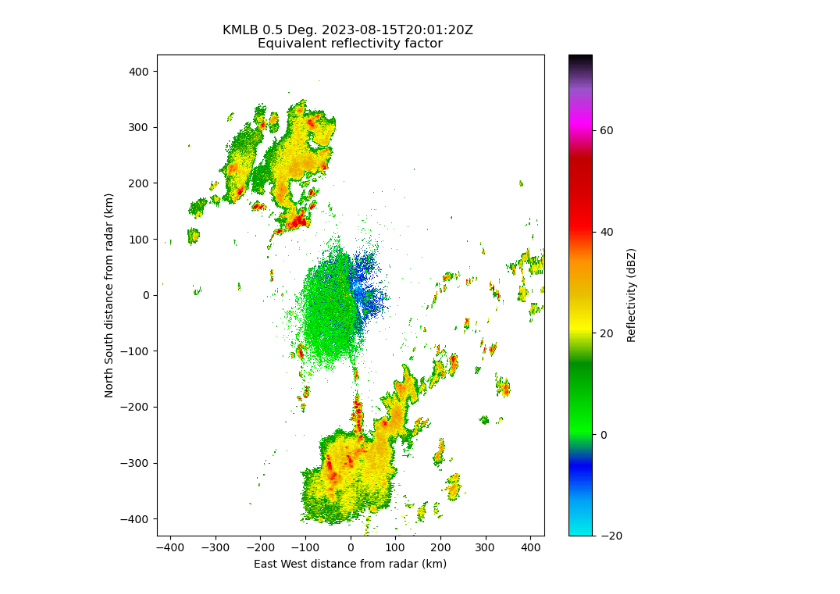
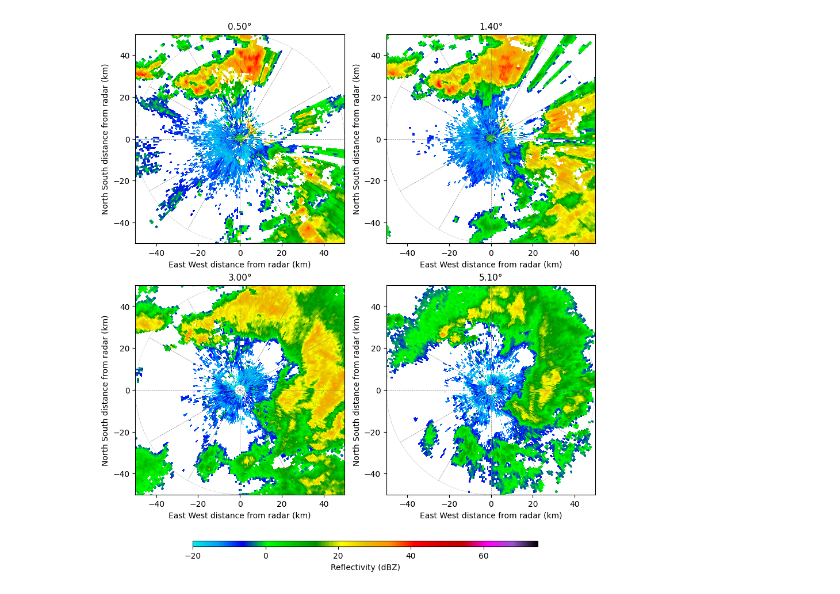
Before and after one commit to sebastiantorr/Clouds4Africa, a Jupyter notebook: content/grabnexradimage.ipynb, the cells around one changed output. Saved outputs shown, nothing was run; the diff lists cells and outputs as text; code cells hidden in the pictures.

```diff
--- a/content/grabnexradimage.ipynb
+++ b/content/grabnexradimage.ipynb
@@ -1,12 +3,11 @@
 # %%
-%pip install arm-pyart s3fs
 import gzip, io
 import fsspec, pyart
 import matplotlib.pyplot as plt
 
 # --- 1. connect to the public NEXRAD archive (anonymous) ---
 fs = fsspec.filesystem("s3", anon=True)
-folder = "unidata-nexrad-level2/2023/08/15/KMLB/"
+folder = "unidata-nexrad-level2/2006/03/11/KNKX/"
 
 # --- 2. (optional) browse the folder to pick a ~05 UTC volume ---
 for f in fs.ls(folder):
@@ -32,23 +33,72 @@ KMLB20230815_235836_V06_MDM
 # %%
-# --- 3. read one volume, unzipping the outer gzip ourselves ---
-key = folder + "KMLB20230815_200120_V06"   # <- set to your chosen file
+import numpy as np
+
+# --- read radar ---
+key = folder + "KNKX20060311_222506.gz"
+
 with fs.open(key, "rb") as fh:
     raw = fh.read()
-if raw[:2] == b"\x1f\x8b":                     # gzip magic bytes
+
+if raw[:2] == b"\x1f\x8b":
     raw = gzip.decompress(raw)
+
 radar = pyart.io.read_nexrad_archive(io.BytesIO(raw))
 
-# --- 4. plot the 0.5° reflectivity PPI out to ~230 km ---
+# --- figure setup (more compact) ---
+fig, axes = plt.subplots(2, 2, figsize=(10, 10))
+axes = axes.ravel()
+
 disp = pyart.graph.RadarDisplay(radar)
-fig = plt.figure(figsize=(8, 8))
-disp.plot("reflectivity", sweep=0,
-          vmin=-20, vmax=75,
-          cmap="NWSRef",
-          colorbar_label="Reflectivity (dBZ)")
-disp.set_limits(xlim=(-430, 430), ylim=(-430, 430))
+max_range = 50
+sweeps = 0, 4, 8, 10
 
-# --- 5. save for embedding in the notebook ---
-plt.savefig("block2_image1.png", dpi=130, bbox_inches="tight")
+for i in range(4):
+    ax = axes[i]
+    plt.sca(ax)
+
+    disp.plot(
+        "reflectivity",
+        sweep=sweeps[i],
+        vmin=-20,
+        vmax=75,
+        cmap="NWSRef",
+        colorbar_flag=False
+    )
+
+    disp.set_limits(xlim=(-max_range, max_range),
+                    ylim=(-max_range, max_range))
+
+    # range rings
+    disp.plot_range_rings(
+        [50, 100, 150, 200, 250, 300, 350, 400],
+        col="gray", lw=0.5, ls="dotted"
+    )
+
+    # azimuth spokes
+    for az in range(0, 360, 30):
+        theta = np.deg2rad(az)
+        x = [0, max_range * np.sin(theta)]
+        y = [0, max_range * np.cos(theta)]
+        ax.plot(x, y, color="gray", lw=0.5, ls="dashed")
+
+    # title
+    angle = radar.fixed_angle["data"][sweeps[i]]
+    ax.set_title(f"{angle:.2f}°", fontsize=11)
+
+# --- MANUAL spacing (prevents overlap) ---
+plt.subplots_adjust(
+    left=0.1, right=0.9,
+    top=0.9, bottom=0.1,
+    wspace=0.2, hspace=0.2
+)
+
+# --- dedicated colorbar axis (below plots) ---
+cax = fig.add_axes([0.2, 0.01, 0.6, 0.01])  # [left, bottom, width, height]
+
+cbar = plt.colorbar(disp.plots[0], cax=cax, orientation="horizontal")
+cbar.set_label("Reflectivity (dBZ)")
+
+plt.savefig("ksox_4panel_clean.png", dpi=130)
 plt.show()
 # %% [output]
-[figure, old version]
+[figure, new version]
```
Also changed, not shown: parts of 2 cells of this notebook.
